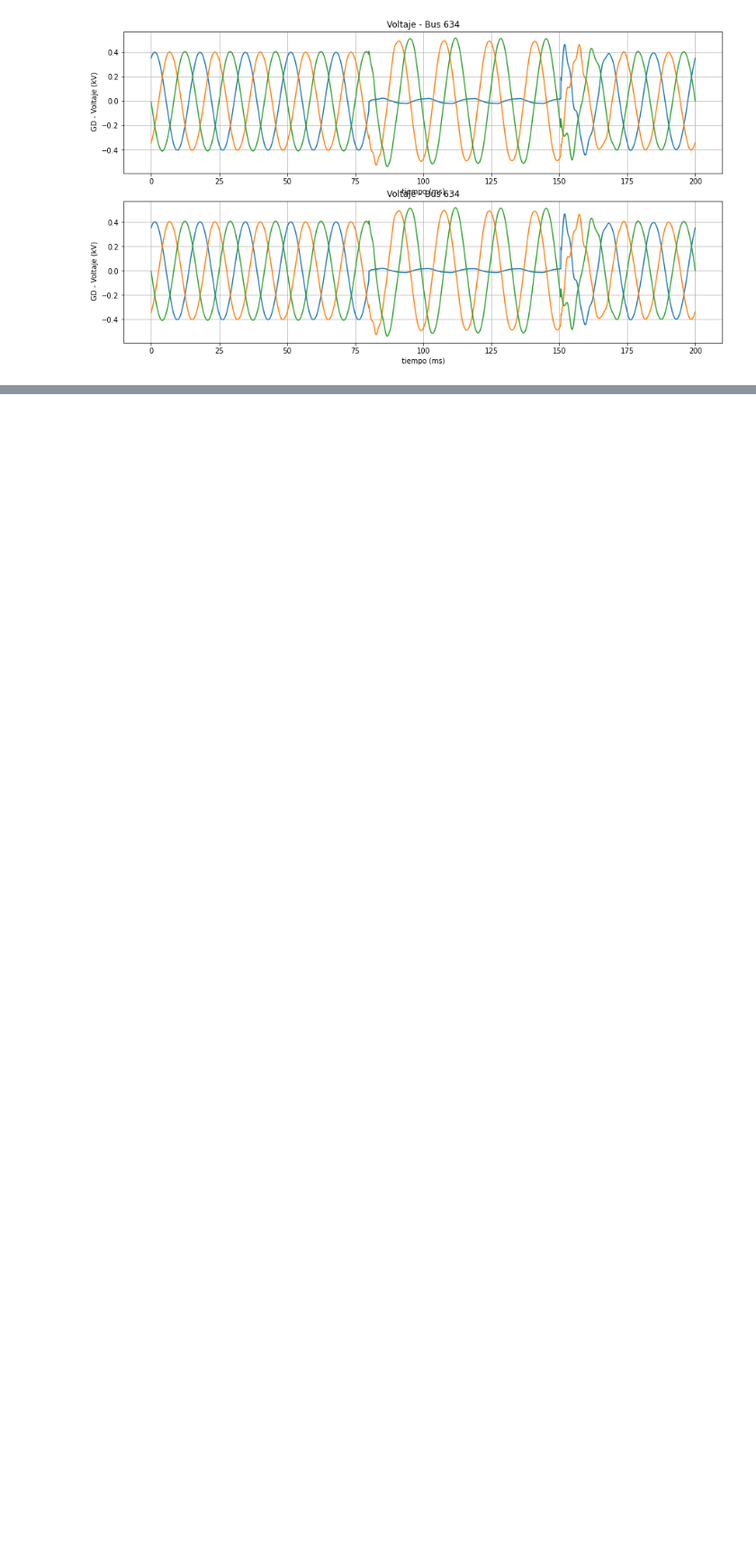
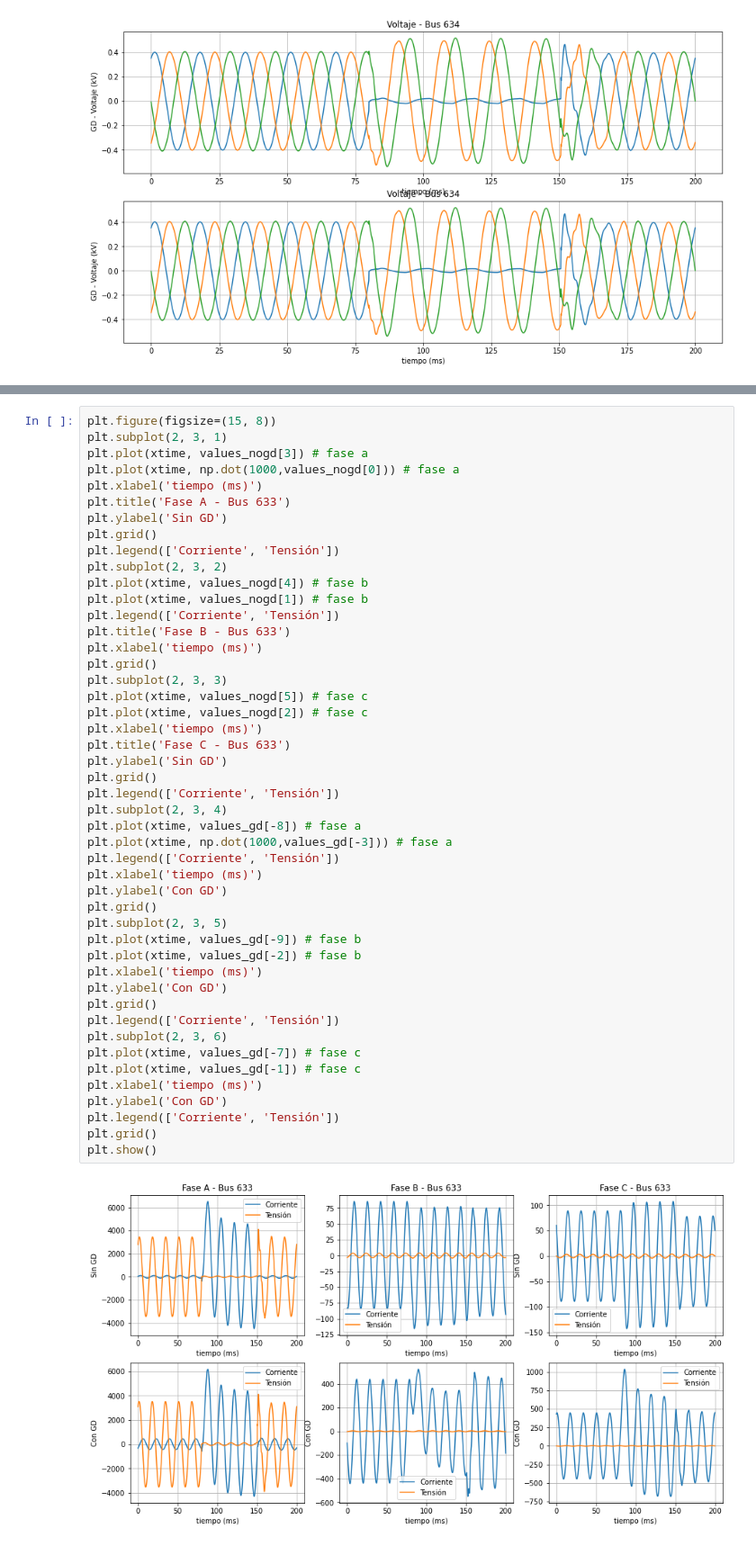
Before and after one commit to rickituri98/Fault_Classifier_CNN, a Jupyter notebook: CNN_Validation.ipynb, the cells around one changed output, grey strips where cells are left out. Shown at 90% size. Saved outputs shown, nothing was run; the diff lists cells and outputs as text; blank space fills up the shorter version.

```diff
--- a/CNN_Validation.ipynb
+++ b/CNN_Validation.ipynb
@@ -635,0 +648,49 @@ plt.grid()
+# %%
+plt.figure(figsize=(15, 8))
+plt.subplot(2, 3, 1)
+plt.plot(xtime, values_nogd[3]) # fase a
+plt.plot(xtime, np.dot(1000,values_nogd[0])) # fase a
+plt.xlabel('tiempo (ms)')
+plt.title('Fase A - Bus 633')
+plt.ylabel('Sin GD')
+plt.grid()
+plt.legend(['Corriente', 'Tensión'])
+plt.subplot(2, 3, 2)
+plt.plot(xtime, values_nogd[4]) # fase b
+plt.plot(xtime, values_nogd[1]) # fase b
+plt.legend(['Corriente', 'Tensión'])
+plt.title('Fase B - Bus 633')
+plt.xlabel('tiempo (ms)')
+plt.grid()
+plt.subplot(2, 3, 3)
+plt.plot(xtime, values_nogd[5]) # fase c
+plt.plot(xtime, values_nogd[2]) # fase c
+plt.xlabel('tiempo (ms)')
+plt.title('Fase C - Bus 633')
+plt.ylabel('Sin GD')
+plt.grid()
+plt.legend(['Corriente', 'Tensión'])
+plt.subplot(2, 3, 4)
+plt.plot(xtime, values_gd[-8]) # fase a
+plt.plot(xtime, np.dot(1000,values_gd[-3])) # fase a
+plt.legend(['Corriente', 'Tensión'])
+plt.xlabel('tiempo (ms)')
+plt.ylabel('Con GD')
+plt.grid()
+plt.subplot(2, 3, 5)
+plt.plot(xtime, values_gd[-9]) # fase b
+plt.plot(xtime, values_gd[-2]) # fase b
+plt.xlabel('tiempo (ms)')
+plt.ylabel('Con GD')
+plt.grid()
+plt.legend(['Corriente', 'Tensión'])
+plt.subplot(2, 3, 6)
+plt.plot(xtime, values_gd[-7]) # fase c
+plt.plot(xtime, values_gd[-1]) # fase c
+plt.xlabel('tiempo (ms)')
+plt.ylabel('Con GD')
+plt.legend(['Corriente', 'Tensión'])
+plt.grid()
+plt.show()
+# %% [output]
+[figure, added]
```
Also changed, not shown: parts of 9 cells of this notebook.
